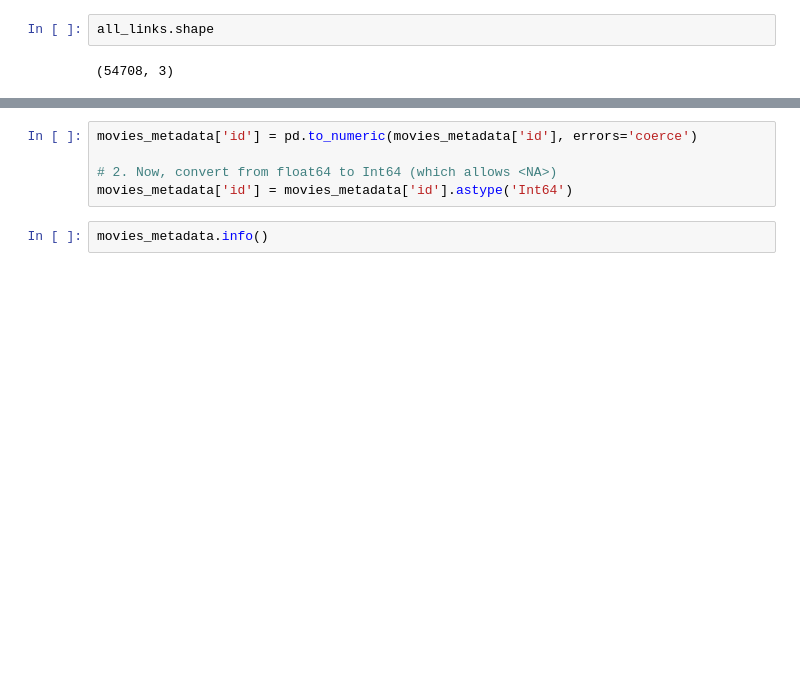
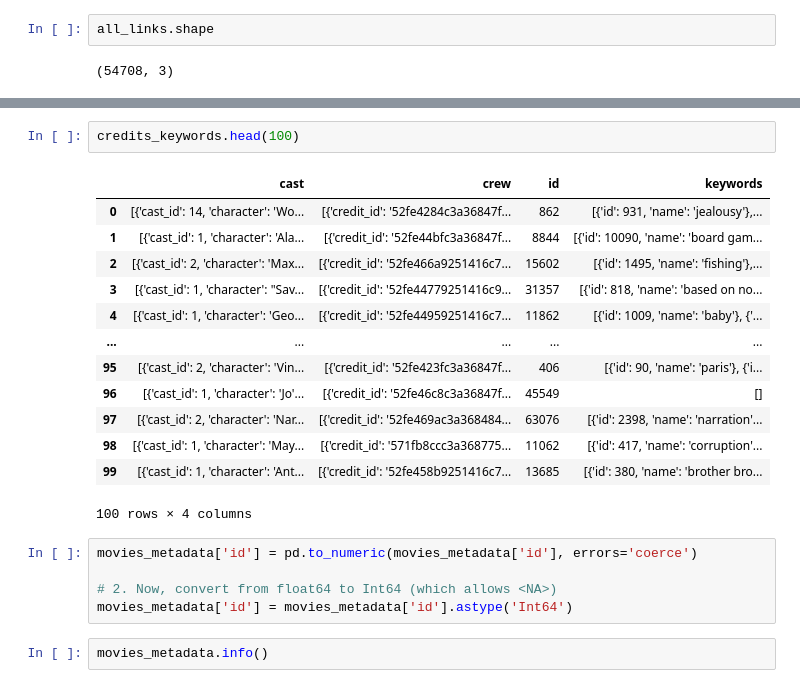
Before and after one commit to NurAlamNahidSarkar/movieRecommendation_ML, a Jupyter notebook: movierecommendation.ipynb, the cells around one changed output, grey strips where cells are left out. Drawn from its saved outputs; the diff is of its cells as text; blank space fills up the shorter version.

```diff
--- a/movierecommendation.ipynb
+++ b/movierecommendation.ipynb
@@ -184,3 +195,19 @@ credits_keywords.shape
+# %%
+credits_keywords.head(100)
+# %% [output]
+|  | cast | crew | id | keywords |
+| 0 | [{'cast_id': 14, 'character': 'Wo... | [{'credit_id': '52fe4284c3a36847f... | 862 | [{'id': 931, 'name': 'jealousy'},... |
+| 1 | [{'cast_id': 1, 'character': 'Ala... | [{'credit_id': '52fe44bfc3a36847f... | 8844 | [{'id': 10090, 'name': 'board gam... |
+| 2 | [{'cast_id': 2, 'character': 'Max... | [{'credit_id': '52fe466a9251416c7... | 15602 | [{'id': 1495, 'name': 'fishing'},... |
+| 3 | [{'cast_id': 1, 'character': "Sav... | [{'credit_id': '52fe44779251416c9... | 31357 | [{'id': 818, 'name': 'based on no... |
+| 4 | [{'cast_id': 1, 'character': 'Geo... | [{'credit_id': '52fe44959251416c7... | 11862 | [{'id': 1009, 'name': 'baby'}, {'... |
+| ... | ... | ... | ... | ... |
+| 95 | [{'cast_id': 2, 'character': 'Vin... | [{'credit_id': '52fe423fc3a36847f... | 406 | [{'id': 90, 'name': 'paris'}, {'i... |
+| 96 | [{'cast_id': 1, 'character': 'Jo'... | [{'credit_id': '52fe46c8c3a36847f... | 45549 | [] |
+| 97 | [{'cast_id': 2, 'character': 'Nar... | [{'credit_id': '52fe469ac3a368484... | 63076 | [{'id': 2398, 'name': 'narration'... |
+| 98 | [{'cast_id': 1, 'character': 'May... | [{'credit_id': '571fb8ccc3a368775... | 11062 | [{'id': 417, 'name': 'corruption'... |
+| 99 | [{'cast_id': 1, 'character': 'Ant... | [{'credit_id': '52fe458b9251416c7... | 13685 | [{'id': 380, 'name': 'brother bro... |
+100 rows × 4 columns
 # %%
 movies_metadata['id'] = pd.to_numeric(movies_metadata['id'], errors='coerce')
 
```
Also changed, not shown: parts of 18 cells of this notebook.
